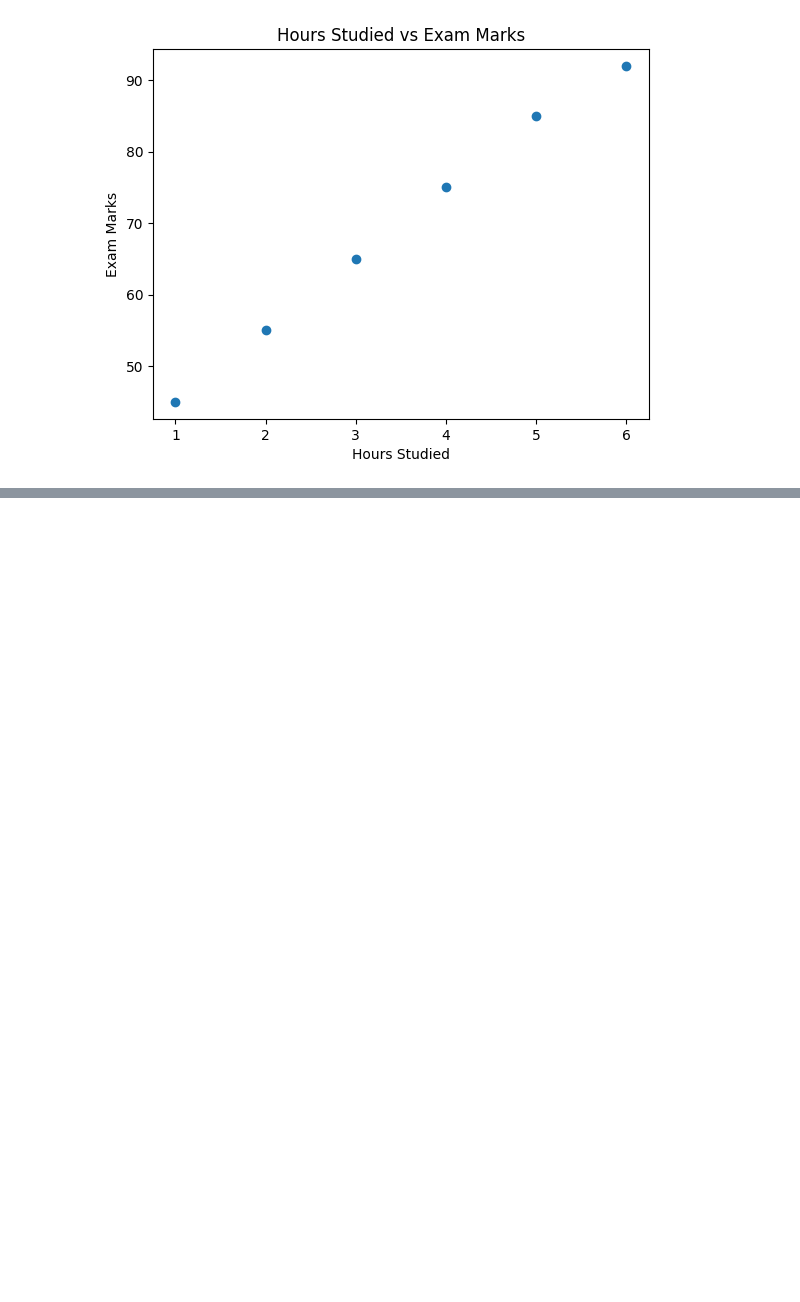
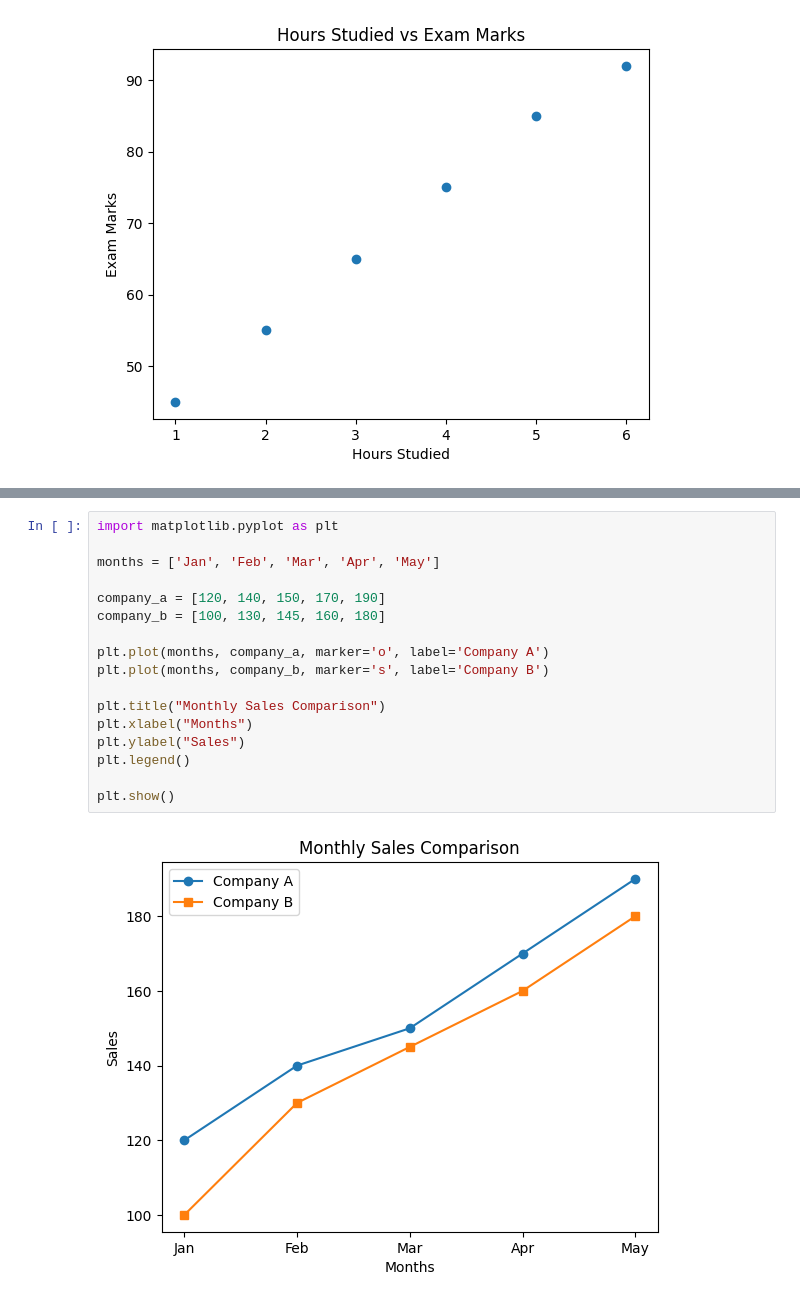
Before and after one commit to venneladonepudi/assignments, a Jupyter notebook: Datavisualization.ipynb, the cells around one changed output, grey strips where cells are left out. Cells and saved outputs as stored; diff of their text form; blank space fills up the shorter version.

```diff
--- a/Datavisualization.ipynb
+++ b/Datavisualization.ipynb
@@ -153,0 +183,19 @@ plt.show()
+# %%
+import matplotlib.pyplot as plt
+
+months = ['Jan', 'Feb', 'Mar', 'Apr', 'May']
+
+company_a = [120, 140, 150, 170, 190]
+company_b = [100, 130, 145, 160, 180]
+
+plt.plot(months, company_a, marker='o', label='Company A')
+plt.plot(months, company_b, marker='s', label='Company B')
+
+plt.title("Monthly Sales Comparison")
+plt.xlabel("Months")
+plt.ylabel("Sales")
+plt.legend()
+
+plt.show()
+# %% [output]
+[figure, added]
```
Also changed, not shown: parts of 2 cells of this notebook.
